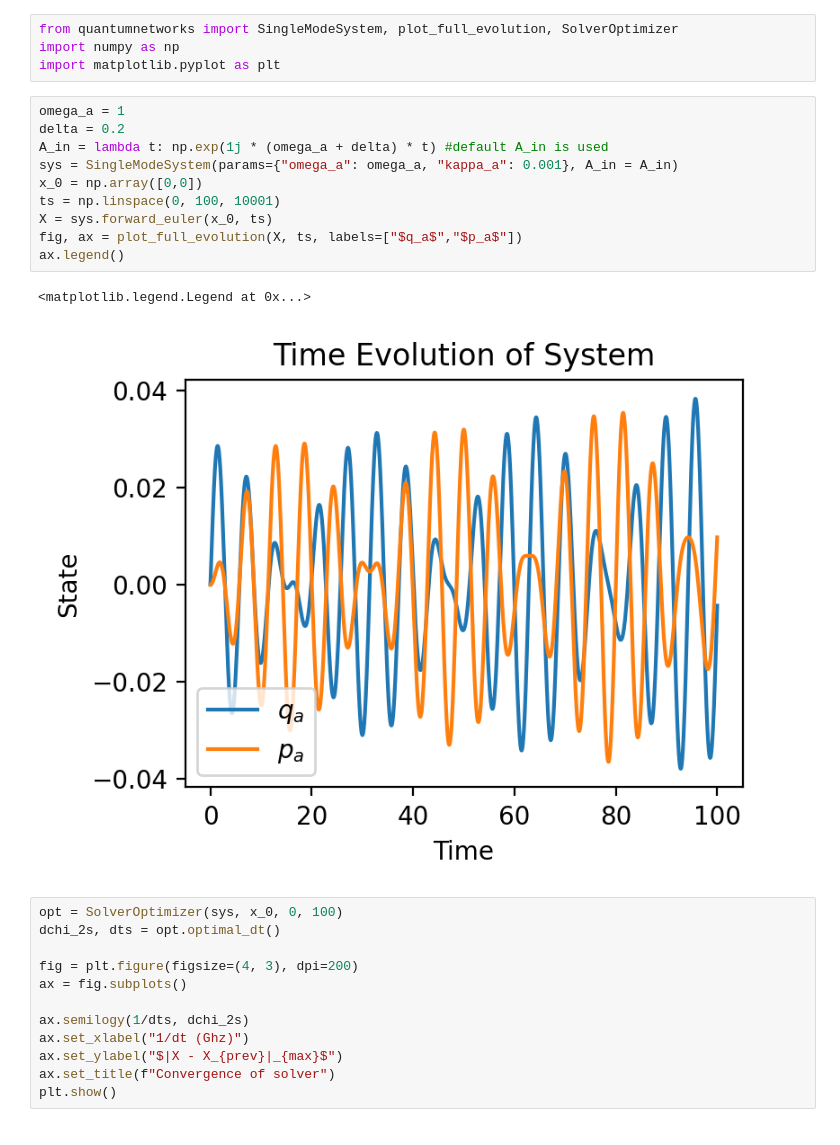
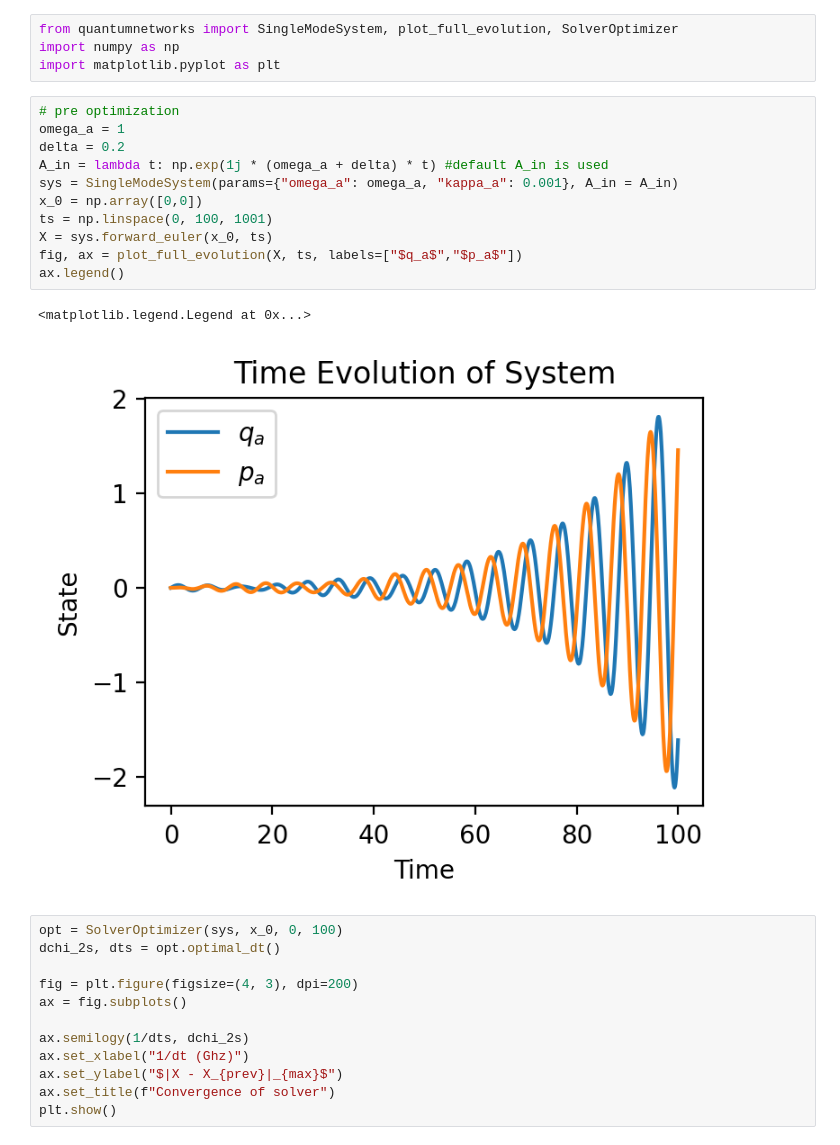
Before and after one commit to Phionx/quantumnetworks, a Jupyter notebook: tutorials/SolverOptimizer.ipynb, the cells around one changed output. Cells and saved outputs as stored; diff of their text form.

```diff
--- a/tutorials/SolverOptimizer.ipynb
+++ b/tutorials/SolverOptimizer.ipynb
@@ -11,18 +11,19 @@ from quantumnetworks import SingleModeSystem, plot_full_evolution, SolverOptimiz
 import numpy as np
 import matplotlib.pyplot as plt
 # %%
+# pre optimization
 omega_a = 1
 delta = 0.2
 A_in = lambda t: np.exp(1j * (omega_a + delta) * t) #default A_in is used
 sys = SingleModeSystem(params={"omega_a": omega_a, "kappa_a": 0.001}, A_in = A_in)
 x_0 = np.array([0,0])
-ts = np.linspace(0, 100, 10001)
+ts = np.linspace(0, 100, 1001)
 X = sys.forward_euler(x_0, ts)
 fig, ax = plot_full_evolution(X, ts, labels=["$q_a$","$p_a$"])
 ax.legend()
 # %% [output]
 <matplotlib.legend.Legend at 0x...>
-[figure, old version]
+[figure, new version]
 # %%
 opt = SolverOptimizer(sys, x_0, 0, 100)
 dchi_2s, dts = opt.optimal_dt()
```
Also changed, not shown: parts of 1 cell of this notebook.
